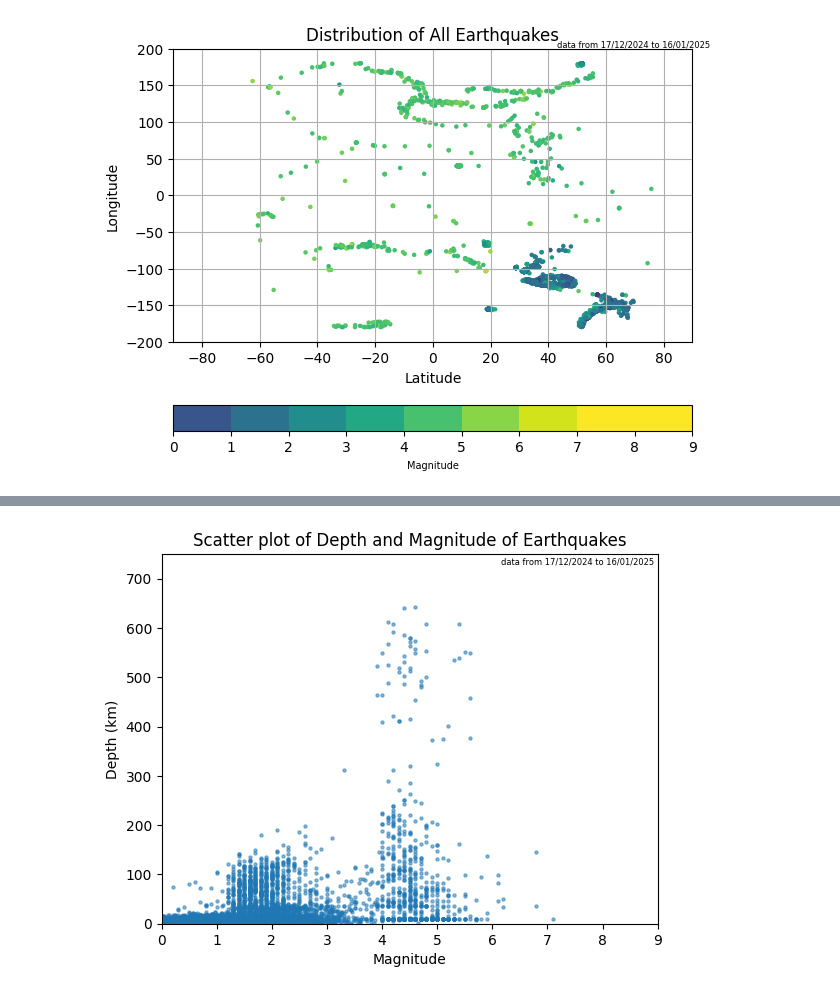
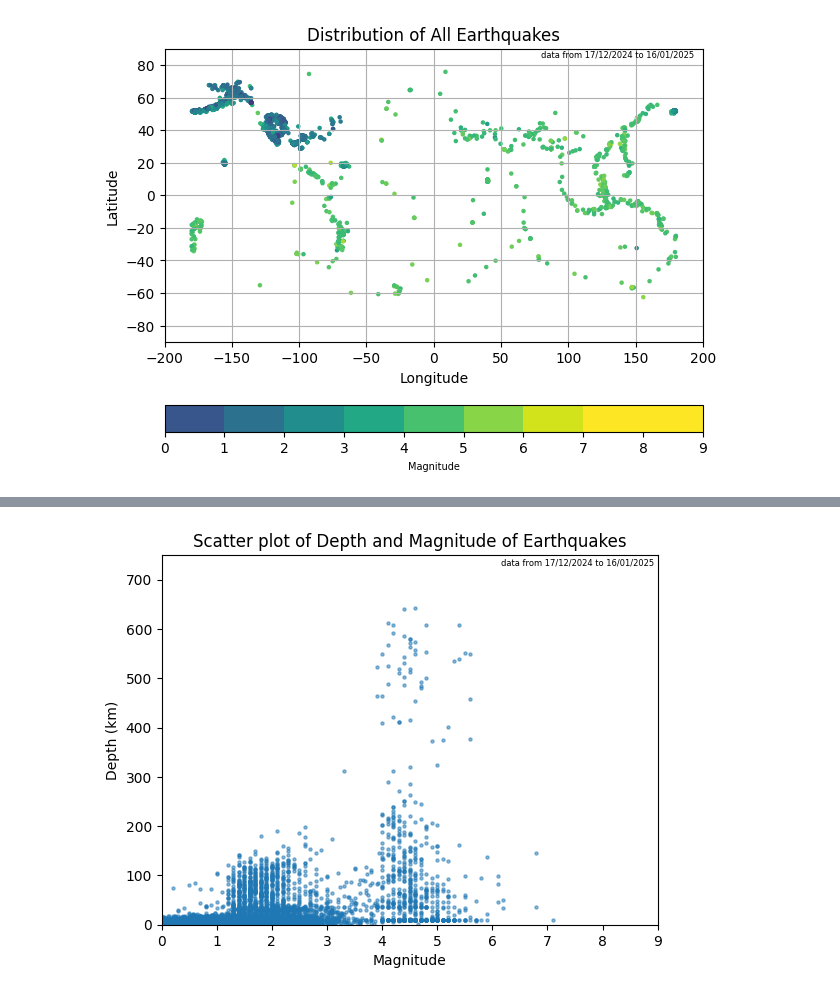
Before and after one commit to pkdc/earthquake-data-analysis, a Jupyter notebook: earthquake.ipynb, the cells around one changed output, grey strips where cells are left out. Cells and saved outputs as stored; diff of their text form; code cells hidden in the pictures.

```diff
--- a/earthquake.ipynb
+++ b/earthquake.ipynb
@@ -79,40 +96,39 @@ dtype: int64
 # %%
 # Extract latitude, longitude, and magnitude data
 lat = earthquake_data['latitude']
 lng = earthquake_data['longitude']
 mag = earthquake_data['mag']
 
 # Create a figure
 fig, ax = plt.subplots()
 
 # Scatter plot for all earthquakes
-eq_scatter = ax.scatter(lat, lng, s=5, c=mag, marker='o', cmap='viridis')
+eq_scatter = ax.scatter(lng, lat, s=5, c=mag, marker='o', cmap='viridis')
 
 # Add color bar to the first subplot
 cbar = fig.colorbar(eq_scatter, ax=ax, location='bottom', boundaries=[0,1,2,3,4,5,6,7,8,9])
 cbar.set_label('Magnitude', fontsize=7)
 
 # Set title and labels for the first subplot
 ax.set_title('Distribution of All Earthquakes')
-ax.set_xlabel('Latitude')
-ax.set_ylabel('Longitude')
-ax.set_xlim(-90, 90)
-ax.set_ylim(-200, 200)
+ax.set_ylabel('Latitude')
+ax.set_xlabel('Longitude')
+ax.set_ylim(-90, 90)
+ax.set_xlim(-200, 200)
 ax.grid()
 ax.plot()
 
 # Add text annotation to the plot
-t0 = ax.text(43, 202, 'data from 17/12/2024 to 16/01/2025', fontsize=6)
-
+t0 = ax.text(80, 85, 'data from 17/12/2024 to 16/01/2025', fontsize=6)
 
 # Adjust layout to prevent overlap
 plt.tight_layout()
 
 # save the output as a jpeg
 filename = 'earthquakes_dist.jpeg'
 plt.savefig(filename, format = 'jpeg')
 # %% [output]
-[figure, old version]
+[figure, new version]
 # %%
 # Create a figure
 fig, ax = plt.subplots()
```
Also changed, not shown: parts of 3 cells of this notebook, 4 other files.
